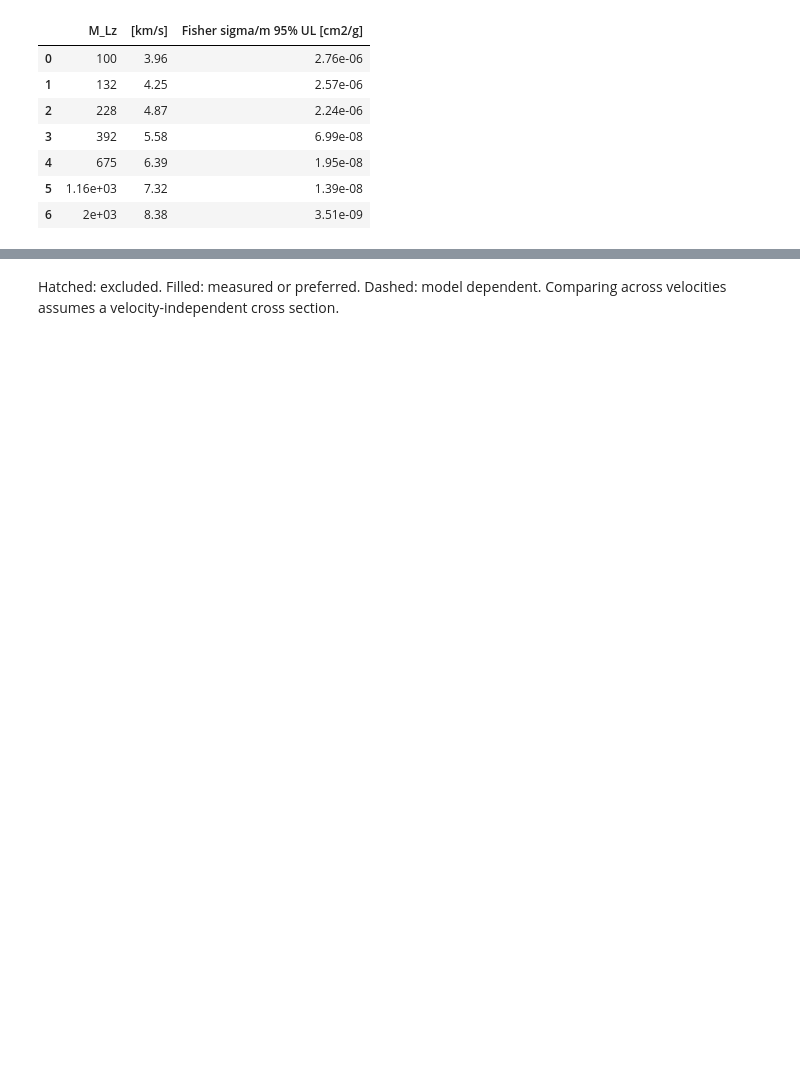
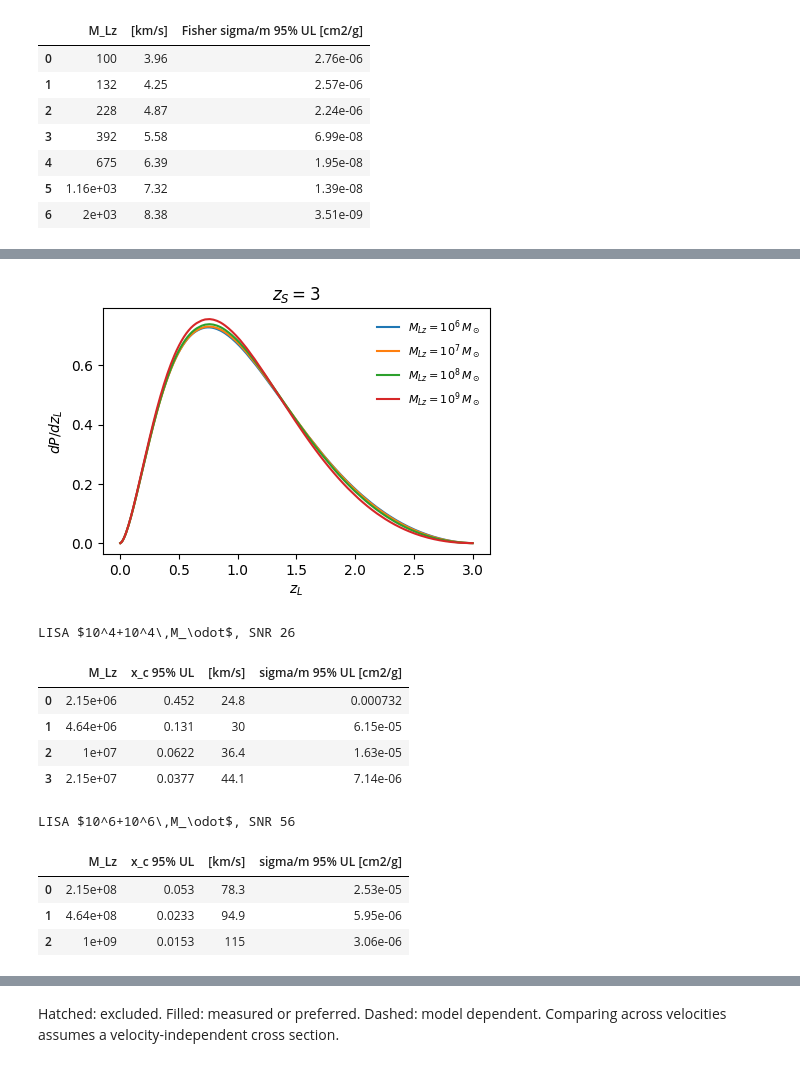
Before and after one commit to ninoephremidze/infer_with_FIONA, a Jupyter notebook: notebooks/04_core_size_calibration.ipynb, the cells around one changed output, grey strips where cells are left out. Drawn from its saved outputs; the diff is of its cells as text; code cells hidden in the pictures; blank space fills up the shorter version.

```diff
--- a/notebooks/04_core_size_calibration.ipynb
+++ b/notebooks/04_core_size_calibration.ipynb
@@ -269,3 +282,49 @@ pd.DataFrame(fis, columns=['M_Lz', '<v> [km/s]', 'Fisher sigma/m 95% UL [cm2/g]'
+# %%
+ZLISA = LensRedshift(3.0, 2.5, 9.6)
+fig, ax = plt.subplots(figsize=(5, 3.2))
+for m in [1e6, 1e7, 1e8, 1e9]:
+    ax.plot(ZLISA.z, ZLISA.pdf(m), label=rf'$M_{{Lz}}=10^{{{int(np.log10(m))}}}\,M_\odot$')
+ax.set(xlabel='$z_L$', ylabel=r'$dP/dz_L$', title='$z_S = 3$')
+ax.legend(fontsize=8, frameon=False)
+plt.show()
+
+LISA = {}
+for tag, label in [('LISA_mbbh1e4', r'$10^4+10^4\,M_\odot$'), ('LISA_mbbh1e6', r'$10^6+10^6\,M_\odot$')]:
+    fn = paths.DATA_DIR / f'core_fisher_{tag}_CIS.npz'
+    if not fn.exists():
+        continue
+    g = np.load(fn)
+    kk = list(g['y']).index(Y_TRUE)
+    rows = []
+    for j, M in enumerate(g['M_Lz']):
+        cov = g['cov_t'][0, j, kk]
+        if not np.all(np.isfinite(cov)):
+            continue                                       # band would need FIONA above w = 254
+        w, V = np.linalg.eigh(cov)
+        d = np.array((np.log(M), Y_TRUE, g['x_c'][0])) + Z @ (V * np.sqrt(np.clip(w, 0, None))).T
+        d = d[(d[:, 1] >= Y_BOX[0]) & (d[:, 1] <= Y_BOX[1]) & (d[:, 2] >= XC_BOX[0]) & (d[:, 2] <= XC_BOX[1])][:60000]
+        if len(d) < 1000 or np.percentile(d[:, 2], 95) >= 0.5:
+            continue                                       # x_c not constrained
+        mlz = np.exp(d[:, 0])
+        s_m = ZLISA.v_and_sigma_over_m(np.maximum(d[:, 2], 1e-8), mlz, ZLISA.draw(mlz))[1]
+        v_m = ZLISA.v_and_sigma_over_m(0.0, float(M), ZLISA.draw(np.full(20000, float(M))))[0]
+        rows.append((M, np.percentile(d[:, 2], 95), np.median(v_m), np.percentile(s_m, 95)))
+    LISA[tag] = (label, np.array(rows), float(g['snr_unlensed']))
+    display(pd.DataFrame(rows, columns=['M_Lz', 'x_c 95% UL', '<v> [km/s]', 'sigma/m 95% UL [cm2/g]'])
+            .style.format('{:.3g}').set_caption(f'LISA {label}, SNR {float(g["snr_unlensed"]):.0f}'))
+# %% [output]
+[figure, added]
+LISA $10^4+10^4\,M_\odot$, SNR 26
+|  | M_Lz | x_c 95% UL | [km/s] | sigma/m 95% UL [cm2/g] |
+| 0 | 2.15e+06 | 0.452 | 24.8 | 0.000732 |
+| 1 | 4.64e+06 | 0.131 | 30 | 6.15e-05 |
+| 2 | 1e+07 | 0.0622 | 36.4 | 1.63e-05 |
+| 3 | 2.15e+07 | 0.0377 | 44.1 | 7.14e-06 |
+LISA $10^6+10^6\,M_\odot$, SNR 56
+|  | M_Lz | x_c 95% UL | [km/s] | sigma/m 95% UL [cm2/g] |
+| 0 | 2.15e+08 | 0.053 | 78.3 | 2.53e-05 |
+| 1 | 4.64e+08 | 0.0233 | 94.9 | 5.95e-06 |
+| 2 | 1e+09 | 0.0153 | 115 | 3.06e-06 |
 # %%
 TOP = 1e4
 with plt.rc_context({'font.size': 9, 'axes.labelsize': 10, 'xtick.direction': 'in', 'ytick.direction': 'in',
```
Also changed, not shown: parts of 9 cells of this notebook, 3 other files.
